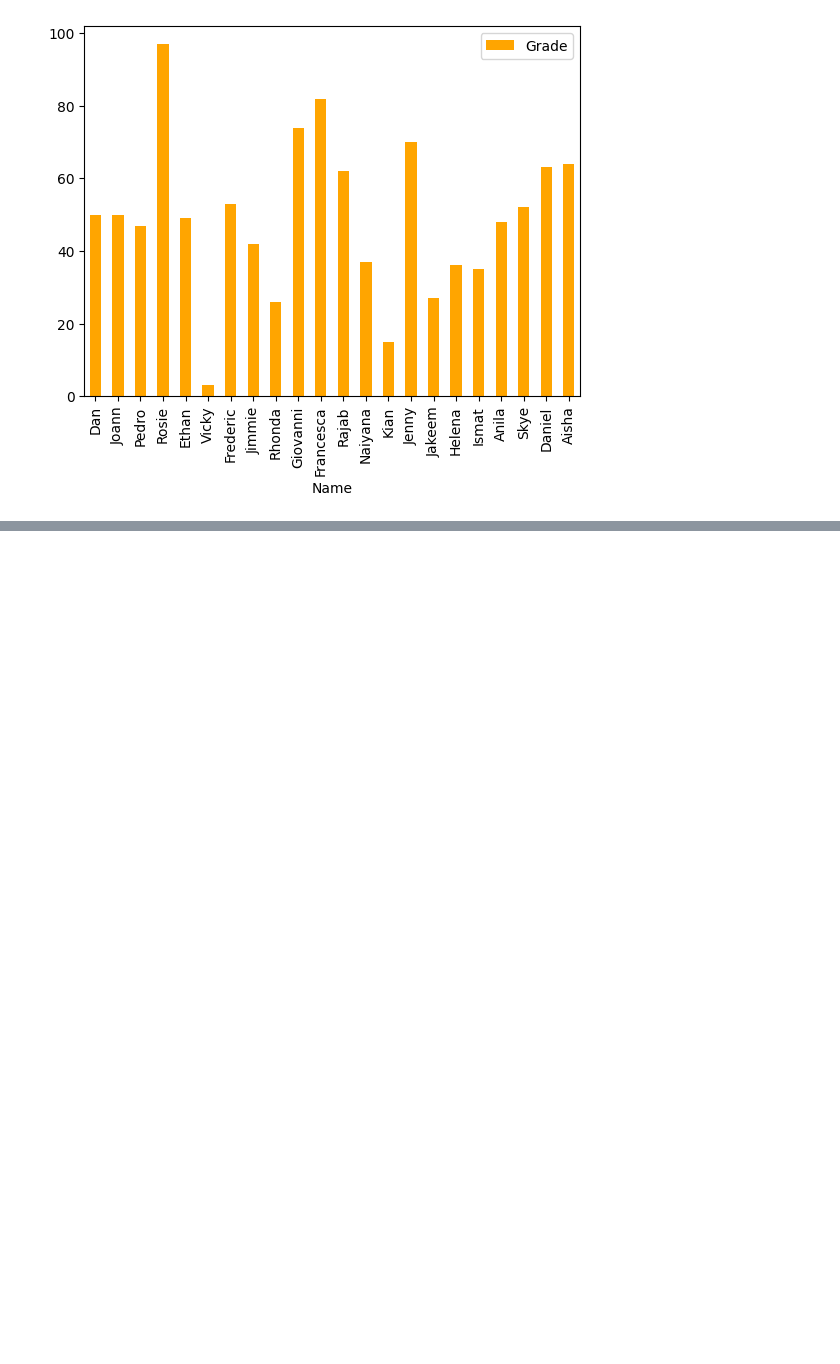
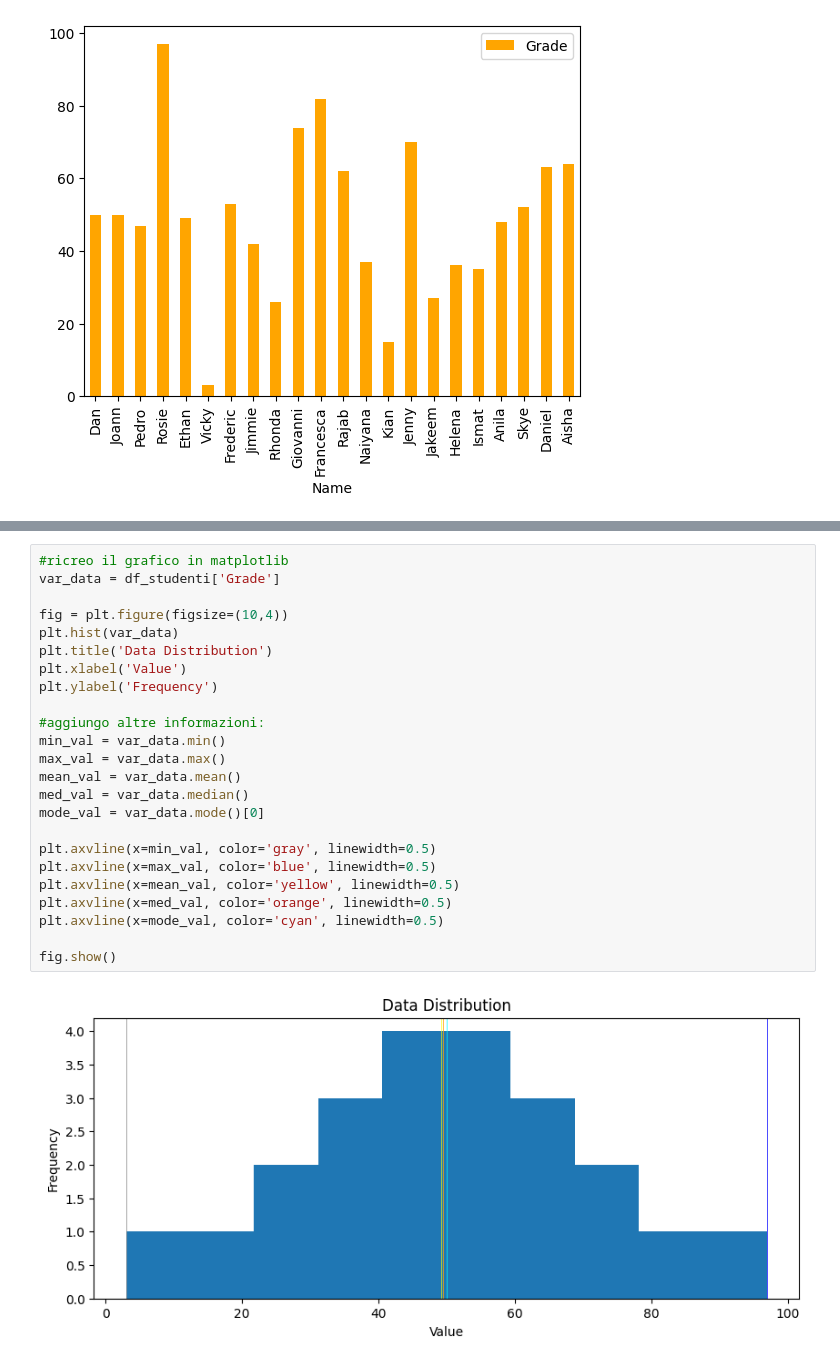
Before and after one commit to Porini-Education/Course_ITS-BigData-1Anno_2023, a Jupyter notebook: Python/Lez_20231213.ipynb, the cells around one changed output, grey strips where cells are left out. Drawn from its saved outputs; the diff is of its cells as text; blank space fills up the shorter version.

```diff
--- a/Python/Lez_20231213.ipynb
+++ b/Python/Lez_20231213.ipynb
@@ -481,0 +504,26 @@ df_studenti.plot.bar(x='Name', y='Grade', color='orange')
+# %%
+#ricreo il grafico in matplotlib
+var_data = df_studenti['Grade']
+
+fig = plt.figure(figsize=(10,4))
+plt.hist(var_data)
+plt.title('Data Distribution')
+plt.xlabel('Value')
+plt.ylabel('Frequency')
+
+#aggiungo altre informazioni:
+min_val = var_data.min()
+max_val = var_data.max()
+mean_val = var_data.mean()
+med_val = var_data.median()
+mode_val = var_data.mode()[0]
+
+plt.axvline(x=min_val, color='gray', linewidth=0.5)
+plt.axvline(x=max_val, color='blue', linewidth=0.5)
+plt.axvline(x=mean_val, color='yellow', linewidth=0.5)
+plt.axvline(x=med_val, color='orange', linewidth=0.5)
+plt.axvline(x=mode_val, color='cyan', linewidth=0.5)
+
+fig.show()
+# %% [output]
+[figure, added]
```
Also changed, not shown: parts of 6 cells of this notebook.
